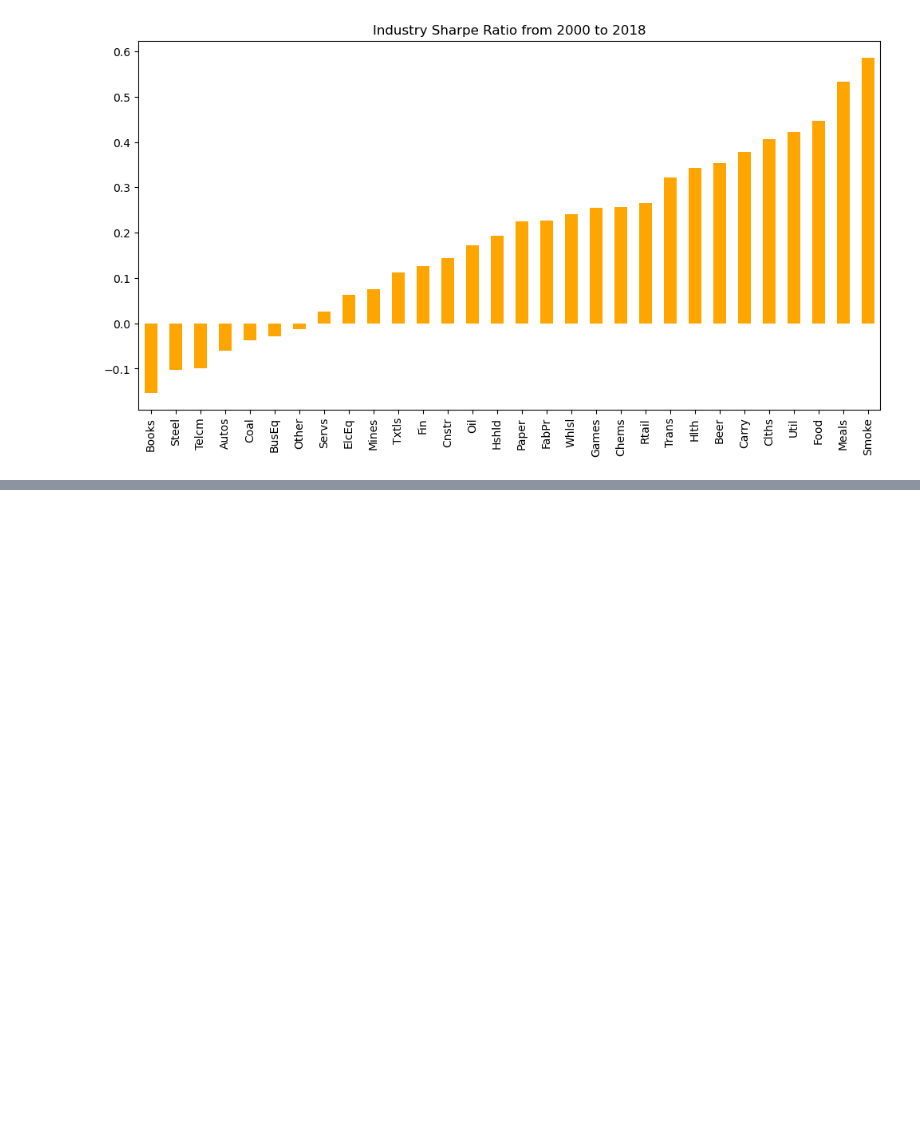
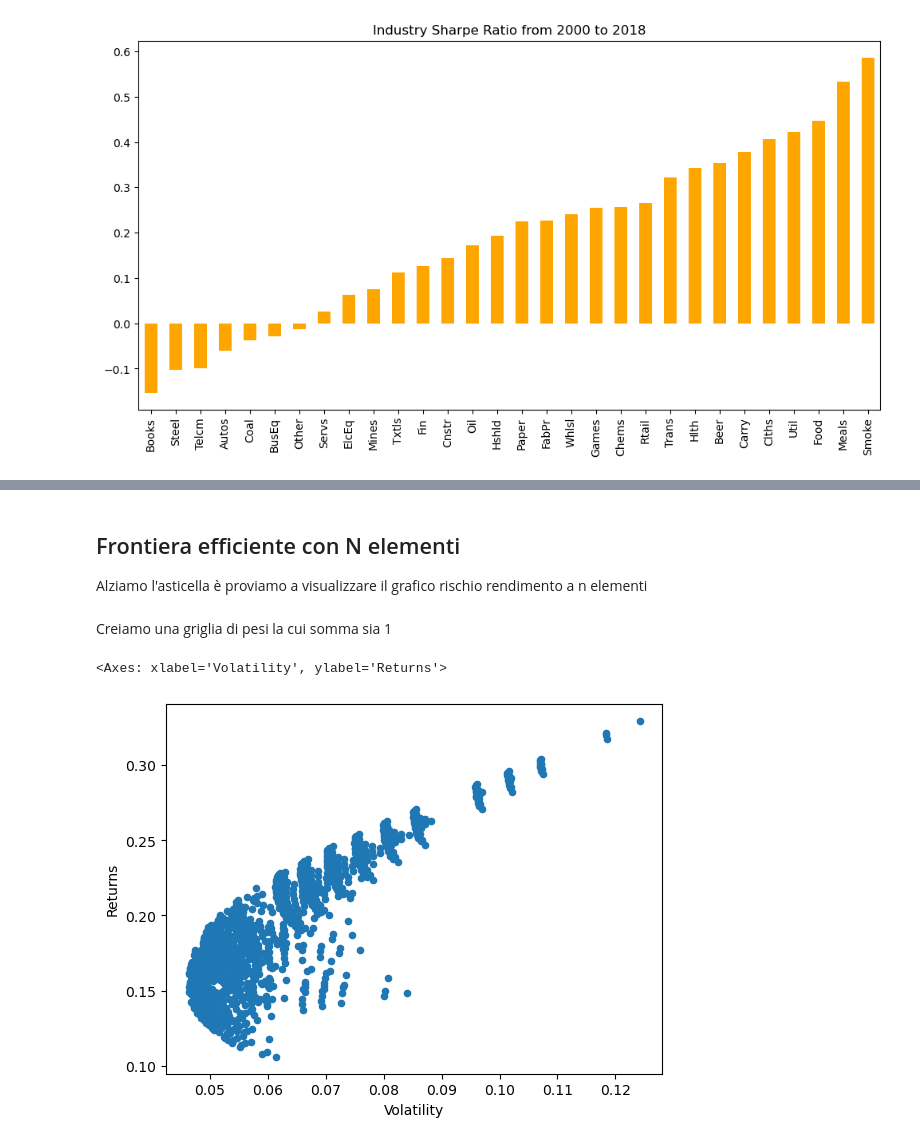
Before and after one commit to fdalforno/investment, a Jupyter notebook: 02-Ottimizzazione e frontiera efficiente.ipynb, the cells around one changed output, grey strips where cells are left out. Drawn from its saved outputs; the diff is of its cells as text; code cells hidden in the pictures; blank space fills up the shorter version.

```diff
--- a/02-Ottimizzazione e frontiera efficiente.ipynb
+++ b/02-Ottimizzazione e frontiera efficiente.ipynb
@@ -215,0 +384,25 @@ Qui addirittura otteniamo valoti sharp ratio negativo, non buono in quanto signi
+# %% [markdown]
+## Frontiera efficiente con N elementi
+
+Alziamo l'asticella è proviamo a visualizzare il grafico rischio rendimento a n elementi
+# %%
+l = ["Smoke", "Fin", "Games", "Coal"]
+# %% [markdown]
+Creiamo una griglia di pesi la cui somma sia 1
+# %%
+import itertools
+n_points = 20
+combinations = list(itertools.product(np.linspace(0, 1, n_points),repeat=len(l)))
+weights = [np.array(combo) for combo in combinations if sum(combo) == 1]
+# %%
+rets = [portfolio_return(w, er[l]) for w in weights]
+vols = [portfolio_vol(w, cov.loc[l,l]) for w in weights]
+ef = pd.DataFrame({
+    "Returns": rets,
+    "Volatility": vols
+})
+# %%
+ef.plot.scatter(x="Volatility", y="Returns")
+# %% [output]
+<Axes: xlabel='Volatility', ylabel='Returns'>
+[figure, added]
```
Also changed, not shown: parts of 30 cells of this notebook, 2 other files.
